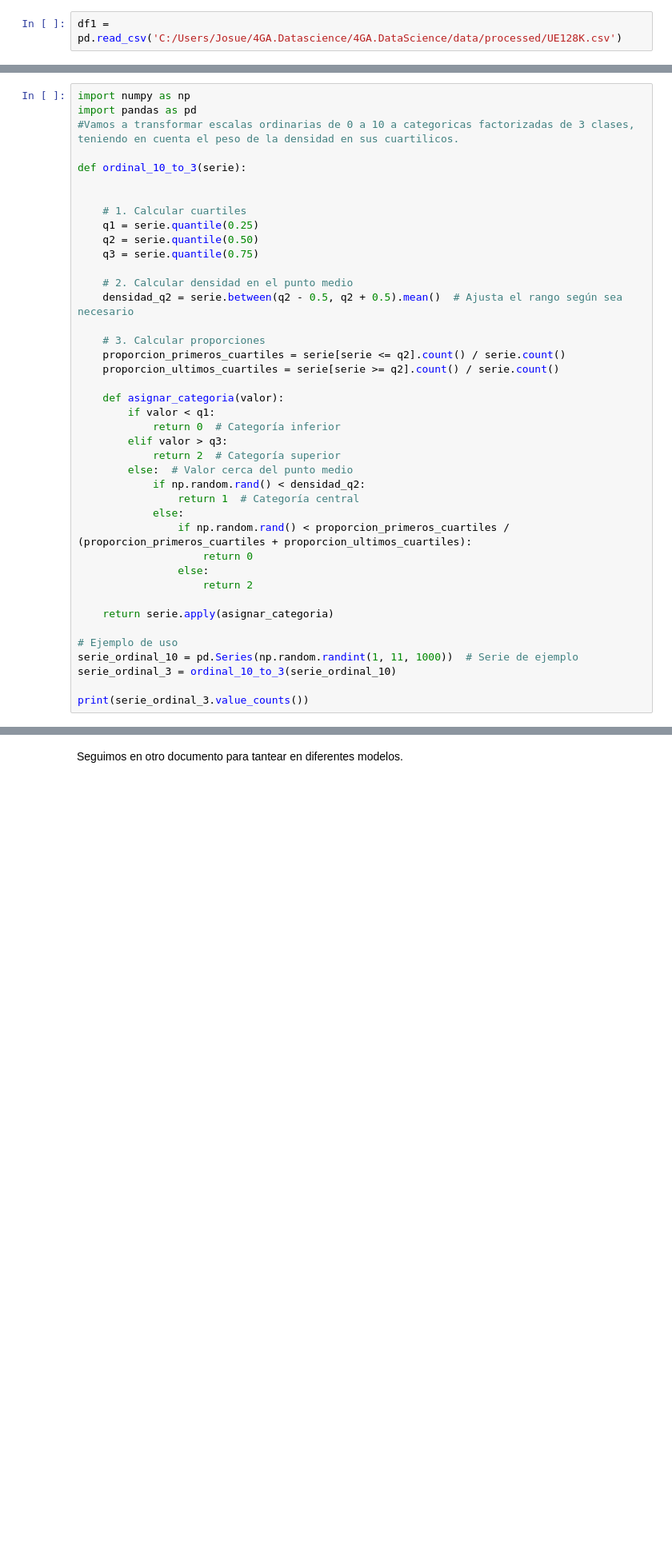
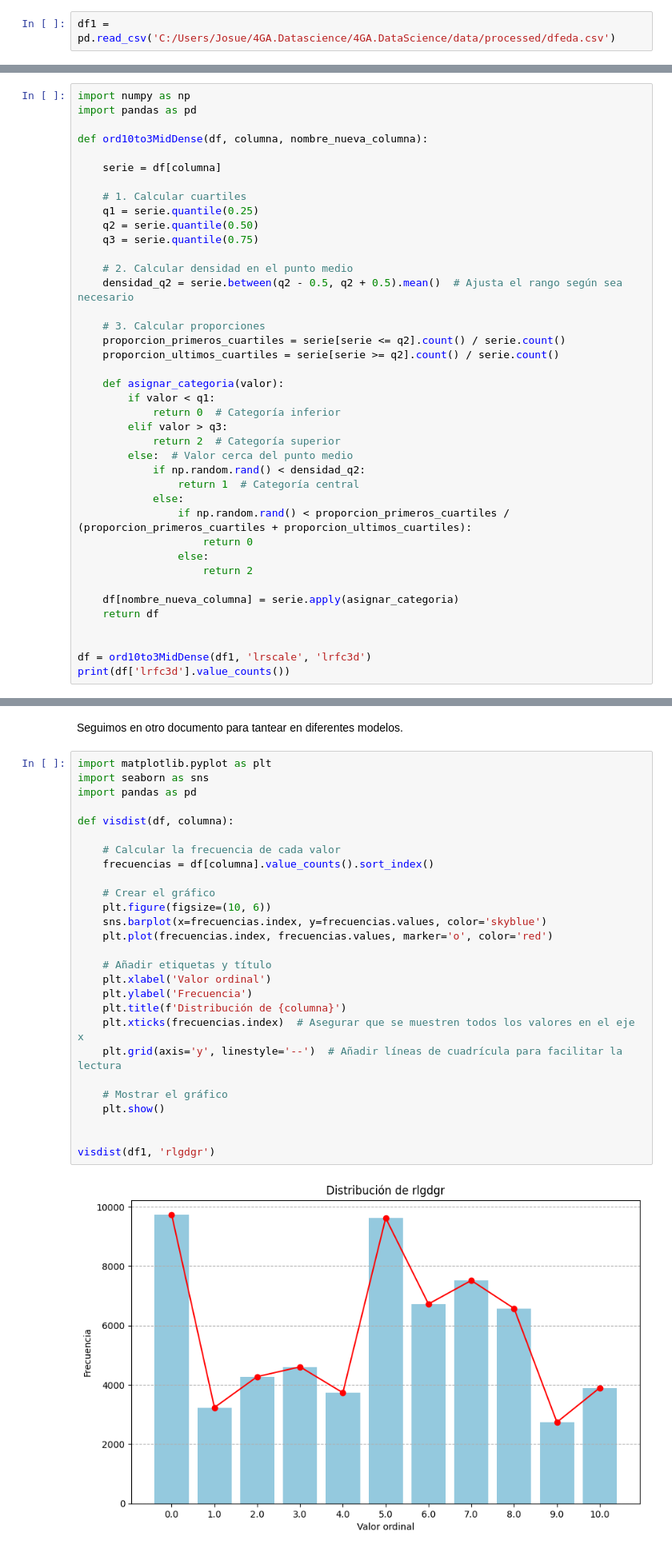
Before and after one commit to JosBerGon34/4GA.DataScience, a Jupyter notebook: src/PASO5/P5.1-FeatureEngineering.ipynb, the cells around one changed output, grey strips where cells are left out. Shown: that part at 80% size. Saved outputs shown, nothing was run; the diff lists cells and outputs as text; blank space fills up the shorter version.

```diff
--- a/src/PASO5/P5.1-FeatureEngineering.ipynb
+++ b/src/PASO5/P5.1-FeatureEngineering.ipynb
@@ -17,4 +17,4 @@ INCLUSO PASAR DE UNA VARIABLE CONTINUA A DISCONTINUA SI SU CORRELACION ES BAJA P
 import numpy as np, random
 import pandas as pd
 # %%
-df1 = pd.read_csv('C:/Users/Josue/4GA.Datascience/4GA.DataScience/data/processed/UE128K.csv')
+df1 = pd.read_csv('C:/Users/Josue/4GA.Datascience/4GA.DataScience/data/processed/dfeda.csv')
@@ -252,10 +388,10 @@ df1.to_csv('C:/Users/Josue/4GA.Datascience/4GA.DataScience/models/presplit.csv',
 # %%
 import numpy as np
 import pandas as pd
-#Vamos a transformar escalas ordinarias de 0 a 10 a categoricas factorizadas de 3 clases, teniendo en cuenta el peso de la densidad en sus cuartilicos.
 
-def ordinal_10_to_3(serie):
+def ord10to3MidDense(df, columna, nombre_nueva_columna):
 
+    serie = df[columna]
 
     # 1. Calcular cuartiles
     q1 = serie.quantile(0.25)
@@ -283,10 +419,9 @@ def ordinal_10_to_3(serie):
                 else:
                     return 2
 
-    return serie.apply(asignar_categoria)
+    df[nombre_nueva_columna] = serie.apply(asignar_categoria)
+    return df
 
-# Ejemplo de uso
-serie_ordinal_10 = pd.Series(np.random.randint(1, 11, 1000))  # Serie de ejemplo
-serie_ordinal_3 = ordinal_10_to_3(serie_ordinal_10)
 
-print(serie_ordinal_3.value_counts())
+df = ord10to3MidDense(df1, 'lrscale', 'lrfc3d')
+print(df['lrfc3d'].value_counts())
@@ -293,2 +434,31 @@ print(serie_ordinal_3.value_counts())
 # %% [markdown]
 Seguimos en otro documento para tantear en diferentes modelos.
+# %%
+import matplotlib.pyplot as plt
+import seaborn as sns
+import pandas as pd
+
+def visdist(df, columna):
+
+    # Calcular la frecuencia de cada valor
+    frecuencias = df[columna].value_counts().sort_index()
+
+    # Crear el gráfico
+    plt.figure(figsize=(10, 6))
+    sns.barplot(x=frecuencias.index, y=frecuencias.values, color='skyblue')
+    plt.plot(frecuencias.index, frecuencias.values, marker='o', color='red')
+
+    # Añadir etiquetas y título
+    plt.xlabel('Valor ordinal')
+    plt.ylabel('Frecuencia')
+    plt.title(f'Distribución de {columna}')
+    plt.xticks(frecuencias.index)  # Asegurar que se muestren todos los valores en el eje x
+    plt.grid(axis='y', linestyle='--')  # Añadir líneas de cuadrícula para facilitar la lectura
+
+    # Mostrar el gráfico
+    plt.show()
+
+
+visdist(df1, 'rlgdgr')
+# %% [output]
+[figure, added]
```
Also changed, not shown: parts of 27 cells of this notebook, 1 other file.
